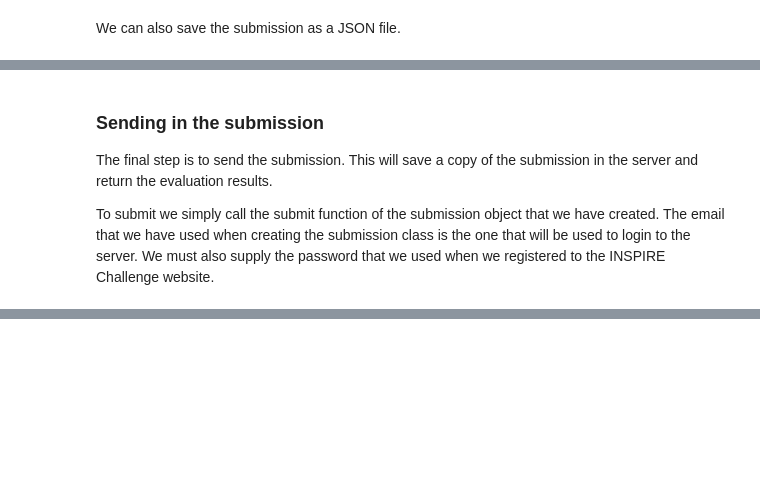
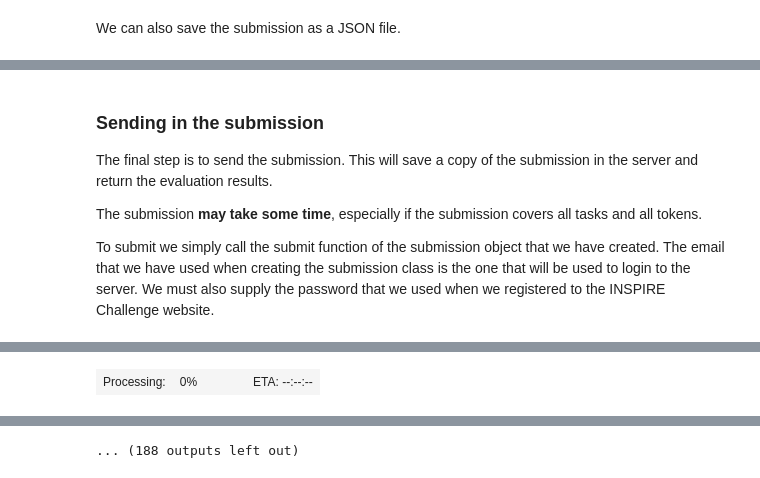
Before and after one commit to rikrd/inspire, a Jupyter notebook: Tutorial.ipynb, the cells around one changed output, grey strips where cells are left out. Drawn from its saved outputs; the diff is of its cells as text; code cells hidden in the pictures; blank space fills up the shorter version.

```diff
--- a/Tutorial.ipynb
+++ b/Tutorial.ipynb
@@ -184,14 +253,18 @@ inspire.pprint(result['full']['token_averaged'])
 
 The final step is to send the submission. This will save a copy of the submission in the server and return the evaluation results.
 
+The submission **may take some time**, especially if the submission covers all tasks and all tokens.
+
 To submit we simply call the submit function of the submission object that we have created.
 The email that we have used when creating the submission class is the one that will be used to login to the server.
 We must also supply the password that we used when we registered to the INSPIRE Challenge website.
 # %%
 job = submission.submit(password='dummypassword')
 # %%
+job.wait()
 result = job.result()
 
 inspire.pprint(result['where']['token_averaged'])
 inspire.pprint(result['what']['token_averaged'])
 inspire.pprint(result['full']['token_averaged'])
+# %% [output]
@@ -197,0 +273 @@ inspire.pprint(result['full']['token_averaged'])
+| Processing: | 0% |  |  |  | ETA: --:--:-- |
@@ -197,0 +283 @@ inspire.pprint(result['full']['token_averaged'])
+... (188 outputs left out)
```
Also changed, not shown: parts of 19 cells of this notebook, 1 other file.
